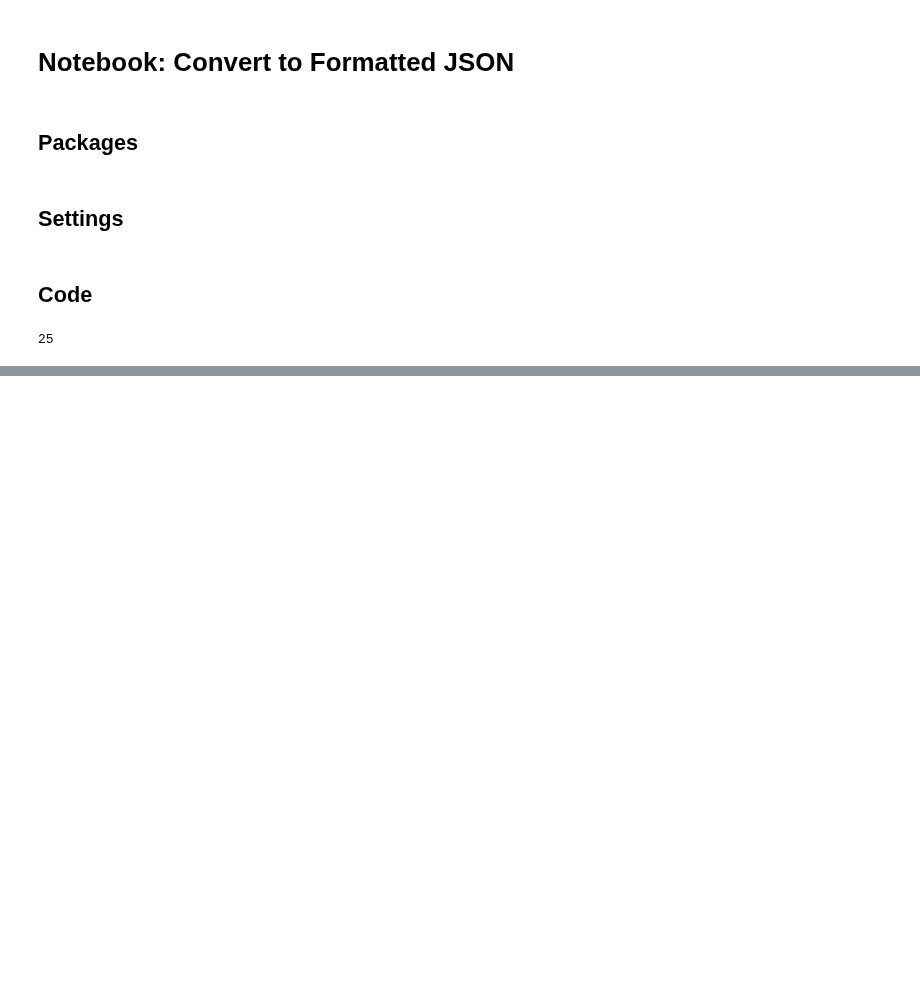
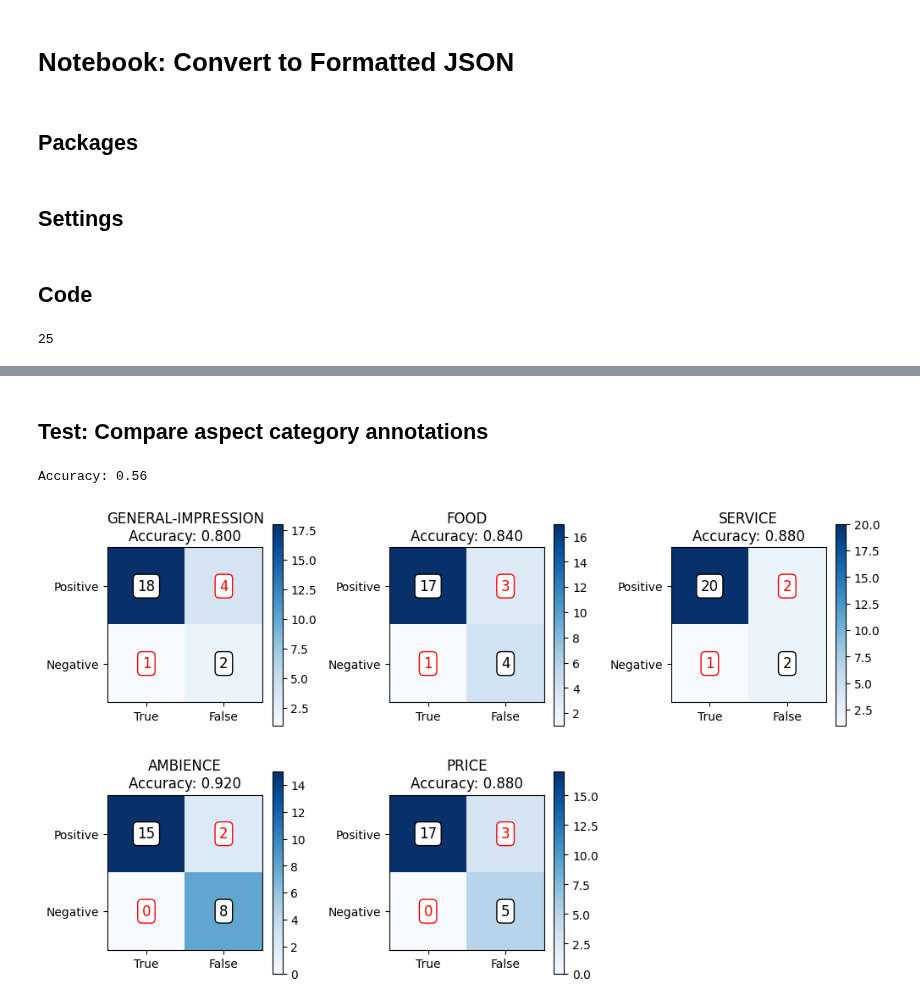
Before and after one commit to NilsHellwig/exploring-absa-llm-augmentation, a Jupyter notebook: 06 language diversity analysis/03_compare_annotations.ipynb, the cells around one changed output, grey strips where cells are left out. Drawn from its saved outputs; the diff is of its cells as text; code cells hidden in the pictures; blank space fills up the shorter version.

Commit message:
add notebook to compare synth annotations

```diff
--- a/06 language diversity analysis/03_compare_annotations.ipynb
+++ b/06 language diversity analysis/03_compare_annotations.ipynb
@@ -60,0 +67,3 @@ synth_llm_labels[1]["tags"], synth_llm_labels[1]["text"]
+# %%
+synth_llm_labels = [[{"aspect_category": tag["label"], "aspect_polarity": tag["polarity"], "aspect_term": tag["text"]} for tag in example["tags"]] for example in synth_llm_labels]
+synth_annotated = [[{"aspect_category": tag["label"], "aspect_polarity": tag["polarity"], "aspect_term": tag["text"] if tag["text"] != 'NULL' else None} for tag in example["tags"]] for example in synth_annotated]
@@ -60,0 +83,47 @@ synth_llm_labels[1]["tags"], synth_llm_labels[1]["text"]
+# %% [markdown]
+## Test: Compare aspect category annotations
+# %%
+def category_list_to_label(cat_list):
+    return [1 if cat in cat_list else 0 for cat in constants.ASPECT_CATEGORIES]
+# %%
+synth_llm_labels_categories = [category_list_to_label([tag["aspect_category"] for tag in example]) for example in synth_llm_labels]
+synth_annotated_categories = [category_list_to_label([tag["aspect_category"] for tag in example]) for example in synth_annotated]
+# %%
+true_classes = synth_annotated_categories
+predicted_classes = synth_llm_labels_categories
+
+accuracy = accuracy_score(true_classes, predicted_classes)
+# Accuracy ist korrekt, wenn alle fünf klassen eines Beispiels korrekt predicted wurden
+print(f'Accuracy: {accuracy}')
+
+confusion = multilabel_confusion_matrix(true_classes, predicted_classes)
+# %% [output]
+Accuracy: 0.56
+# %%
+import matplotlib.pyplot as plt
+from matplotlib.patches import Rectangle
+from sklearn.metrics import accuracy_score
+
+plt.figure(figsize=(10, 6))
+
+for i, cls in enumerate(constants.ASPECT_CATEGORIES):
+    plt.subplot(2, 3, i + 1)
+    conf_matrix = confusion[i]
+    plt.imshow(conf_matrix, interpolation='nearest', cmap=plt.cm.Blues)
+    plt.title(f'{cls}\nAccuracy: {(conf_matrix[0][0] + conf_matrix[1][1]) / len(predicted_classes):.3f}')
+    plt.colorbar()
+
+    for j in range(2):
+        for k in range(2):
+            cell_text = str(conf_matrix[j, k])
+            cell_color = 'red' if j != k else 'black'
+            cell_bbox = dict(boxstyle='round', facecolor='white', edgecolor=cell_color)
+            plt.text(k, j, cell_text, horizontalalignment='center', verticalalignment='center', fontsize=12, color=cell_color, bbox=cell_bbox)
+
+    plt.xticks([0, 1], ['True', 'False'])
+    plt.yticks([0, 1], ['Positive', 'Negative'])
+
+plt.tight_layout()
+plt.show()
+# %% [output]
+[figure, added]
```
Also changed, not shown: parts of 6 cells of this notebook, 2 other files.
